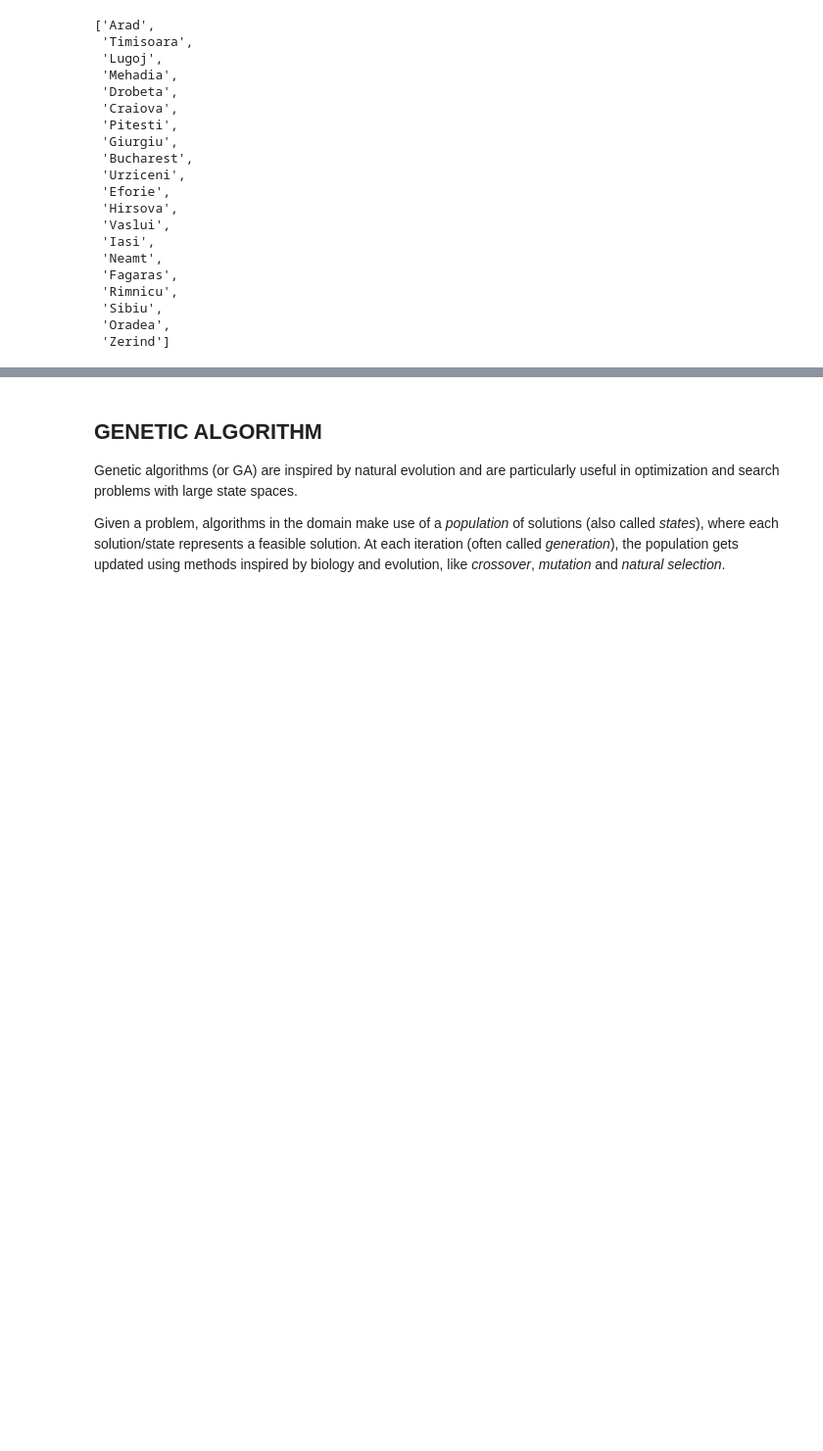
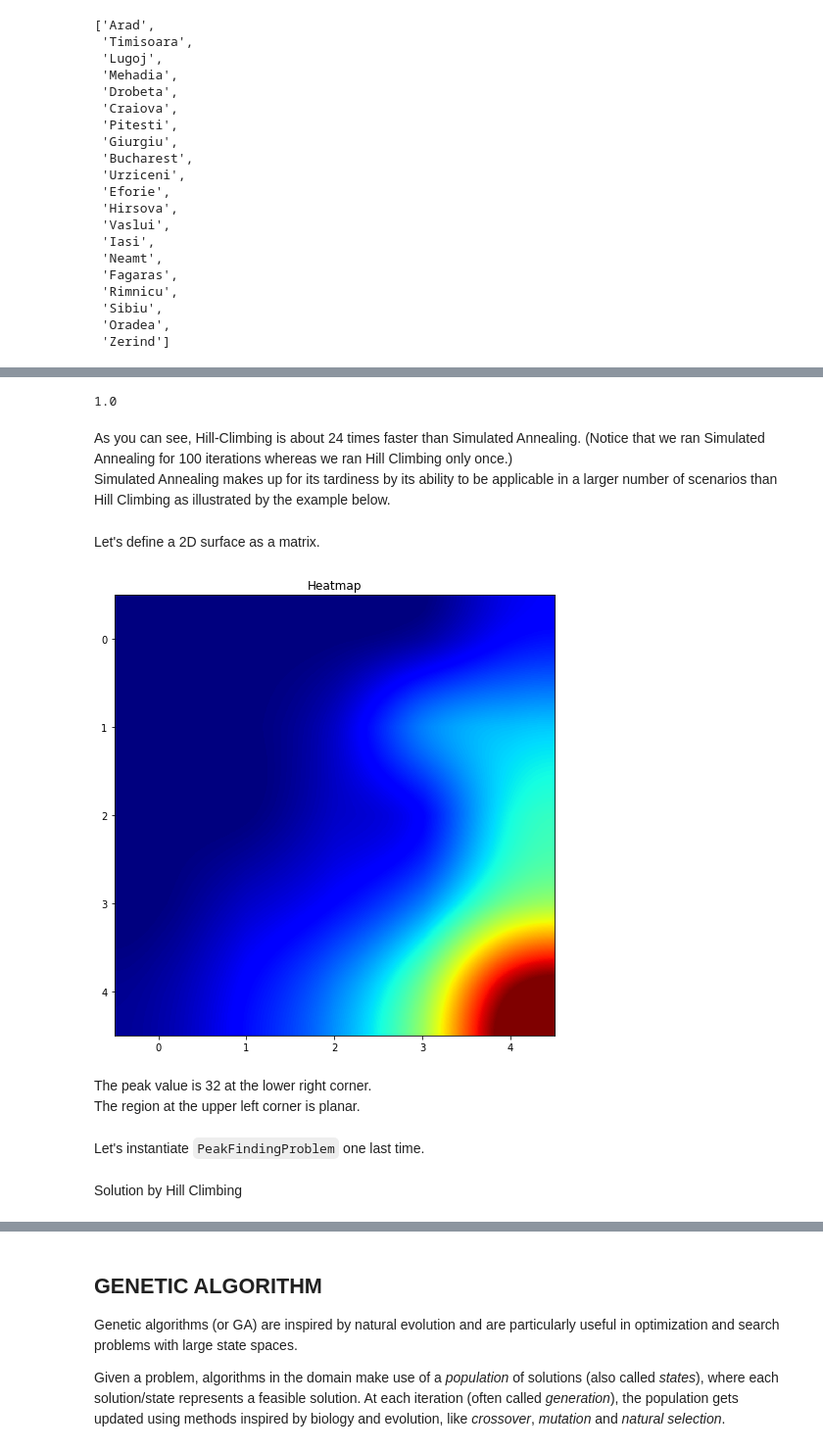
Before and after one commit to aimacode/aima-python, a Jupyter notebook: search.ipynb, the cells around one changed output, grey strips where cells are left out. Shown: that part at 98% size. Cells and saved outputs as stored; diff of their text form; code cells hidden in the pictures; blank space fills up the shorter version.

```diff
--- a/search.ipynb
+++ b/search.ipynb
@@ -964,0 +1076,29 @@ It is not difficult to see why this might be a good solution.
+# %%
+solution = problem.value(hill_climbing(problem))
+solution
+# %% [output]
+1.0
+# %% [markdown]
+As you can see, Hill-Climbing is about 24 times faster than Simulated Annealing.
+(Notice that we ran Simulated Annealing for 100 iterations whereas we ran Hill Climbing only once.)
+<br>
+Simulated Annealing makes up for its tardiness by its ability to be applicable in a larger number of scenarios than Hill Climbing as illustrated by the example below.
+<br>
+# %% [markdown]
+Let's define a 2D surface as a matrix.
+# %%
+grid = [[0, 0, 0, 1, 4],
+        [0, 0, 2, 8, 10],
+        [0, 0, 2, 4, 12],
+        [0, 2, 4, 8, 16],
+        [1, 4, 8, 16, 32]]
+# %%
+heatmap(grid, cmap='jet', interpolation='spline16')
+# %% [output]
+[figure, added]
+# %% [markdown]
+The peak value is 32 at the lower right corner.
+<br>
+The region at the upper left corner is planar.
+# %% [markdown]
+Let's instantiate `PeakFindingProblem` one last time.
@@ -964,0 +1107,2 @@ It is not difficult to see why this might be a good solution.
+# %% [markdown]
+Solution by Hill Climbing
```
Also changed, not shown: parts of 34 cells of this notebook, 2 other files.
